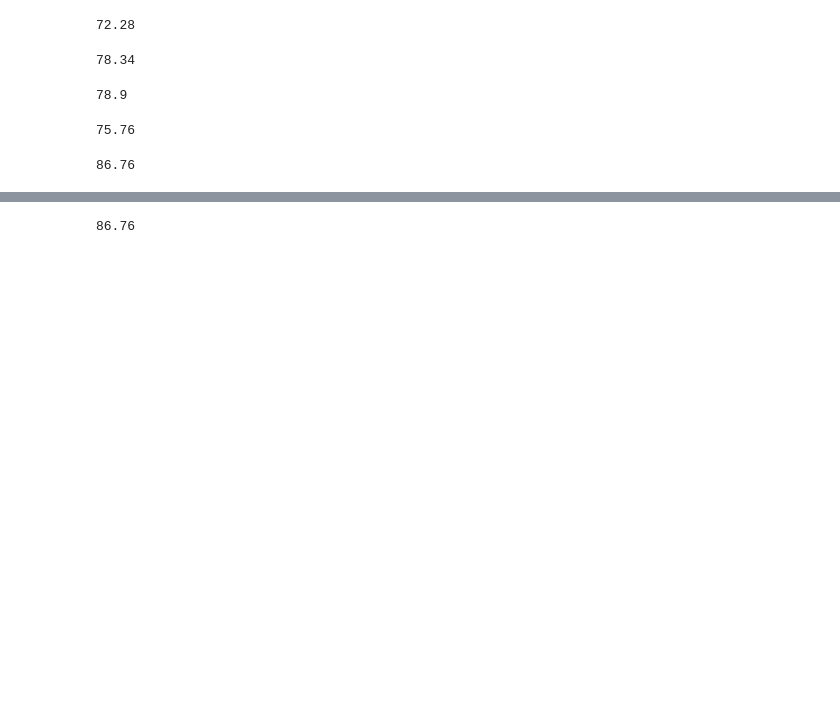
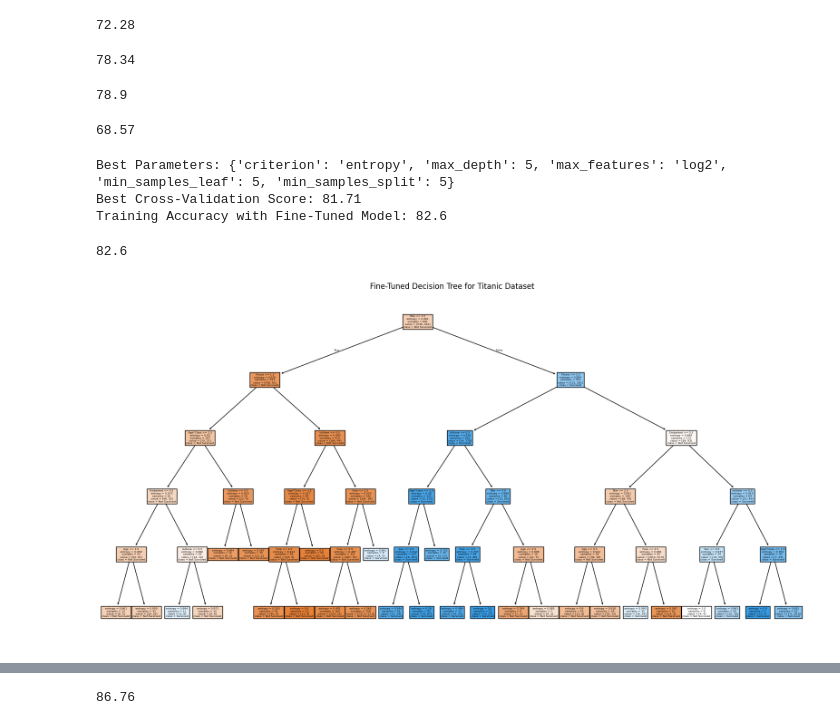
Before and after one commit to omkark1/titanic_HW1, a Jupyter notebook: HW1_Q2_A_CSE_572.ipynb, the cells around one changed output, grey strips where cells are left out. Drawn from its saved outputs; the diff is of its cells as text; code cells hidden in the pictures; blank space fills up the shorter version.

```diff
--- a/HW1_Q2_A_CSE_572.ipynb
+++ b/HW1_Q2_A_CSE_572.ipynb
@@ -21,8 +21,8 @@ from sklearn.linear_model import Perceptron
 from sklearn.linear_model import SGDClassifier
 from sklearn.tree import DecisionTreeClassifier
 # %%
-train_df = pd.read_csv('/train.csv')
-test_df = pd.read_csv('/test.csv')
+train_df = pd.read_csv('/content/train.csv')
+test_df = pd.read_csv('/content/test.csv')
 combine = [train_df, test_df]
 # %%
 print(train_df.columns.values)
@@ -554,14 +560,61 @@ Y_pred = sgd.predict(X_test)
 acc_sgd = round(sgd.score(X_train, Y_train) * 100, 2)
 acc_sgd
 # %% [output]
-75.76
+68.57
-# %%
-# Decision Tree
-
-decision_tree = DecisionTreeClassifier()
-decision_tree.fit(X_train, Y_train)
-Y_pred = decision_tree.predict(X_test)
-acc_decision_tree = round(decision_tree.score(X_train, Y_train) * 100, 2)
-acc_decision_tree
-# %% [output]
-86.76
+# %%
+from sklearn.tree import DecisionTreeClassifier
+from sklearn.model_selection import GridSearchCV
+
+# Define the parameter grid for fine-tuning
+param_grid = {
+    'criterion': ['gini', 'entropy'],           # Criterion for split quality
+    'max_depth': [3, 5, 7, 10, None],           # Maximum depth of the tree
+    'min_samples_split': [2, 5, 10, 20],        # Minimum samples required to split an internal node
+    'min_samples_leaf': [1, 5, 10, 15, 20],     # Minimum samples required to be at a leaf node
+    'max_features': [None, 'sqrt', 'log2'],     # Number of features to consider at each split
+}
+
+# Initialize the Decision Tree Classifier
+decision_tree = DecisionTreeClassifier()
+
+# Set up GridSearchCV with 5-fold cross-validation
+grid_search = GridSearchCV(estimator=decision_tree, param_grid=param_grid, cv=5, scoring='accuracy', n_jobs=-1)
+
+# Fit GridSearchCV on the training data
+grid_search.fit(X_train, Y_train)
+
+# Get the best parameters and best accuracy score
+best_params = grid_search.best_params_
+best_score = grid_search.best_score_
+
+print("Best Parameters:", best_params)
+print("Best Cross-Validation Score:", round(best_score * 100, 2))
+
+# Train the Decision Tree Classifier with the best parameters on the full training set
+fine_tuned_decision_tree = DecisionTreeClassifier(**best_params)
+fine_tuned_decision_tree.fit(X_train, Y_train)
+
+# Evaluate on training data to compare
+acc_decision_tree = round(fine_tuned_decision_tree.score(X_train, Y_train) * 100, 2)
+print("Training Accuracy with Fine-Tuned Model:", acc_decision_tree)
+
+# Make predictions on the test set (if needed)
+Y_pred_tuned = fine_tuned_decision_tree.predict(X_test)
+
+acc_decision_tree
+# %% [output]
+Best Parameters: {'criterion': 'entropy', 'max_depth': 5, 'max_features': 'log2', 'min_samples_leaf': 5, 'min_samples_split': 5}
+Best Cross-Validation Score: 81.71
+Training Accuracy with Fine-Tuned Model: 82.6
+82.6
+# %%
+from sklearn.tree import plot_tree
+import matplotlib.pyplot as plt
+
+# Plot the fine-tuned decision tree
+plt.figure(figsize=(20, 10))  # Set a large figure size for better readability
+plot_tree(fine_tuned_decision_tree, filled=True, feature_names=X_train.columns, class_names=['Not Survived', 'Survived'])
+plt.title("Fine-Tuned Decision Tree for Titanic Dataset")
+plt.show()
+# %% [output]
+[figure, added]
```
Also changed, not shown: parts of 4 cells of this notebook.
